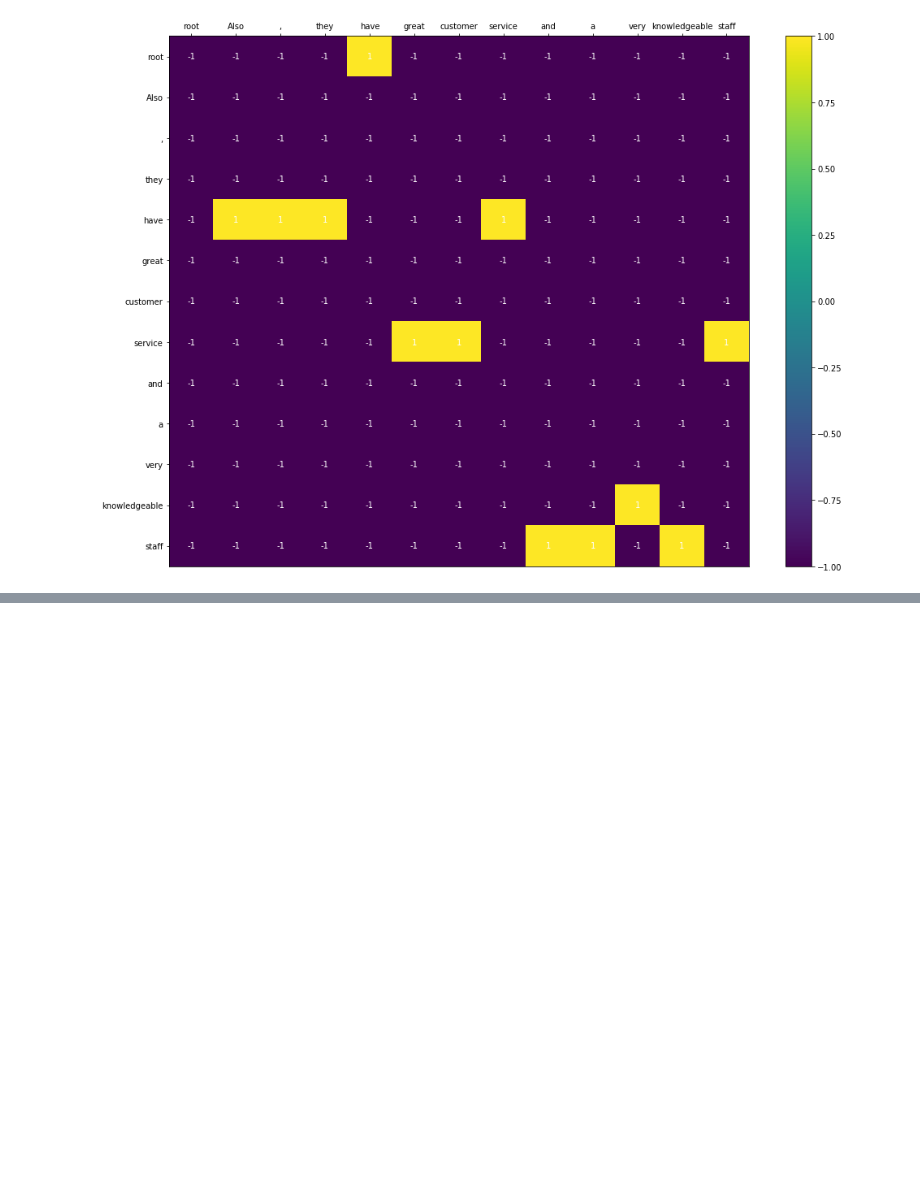
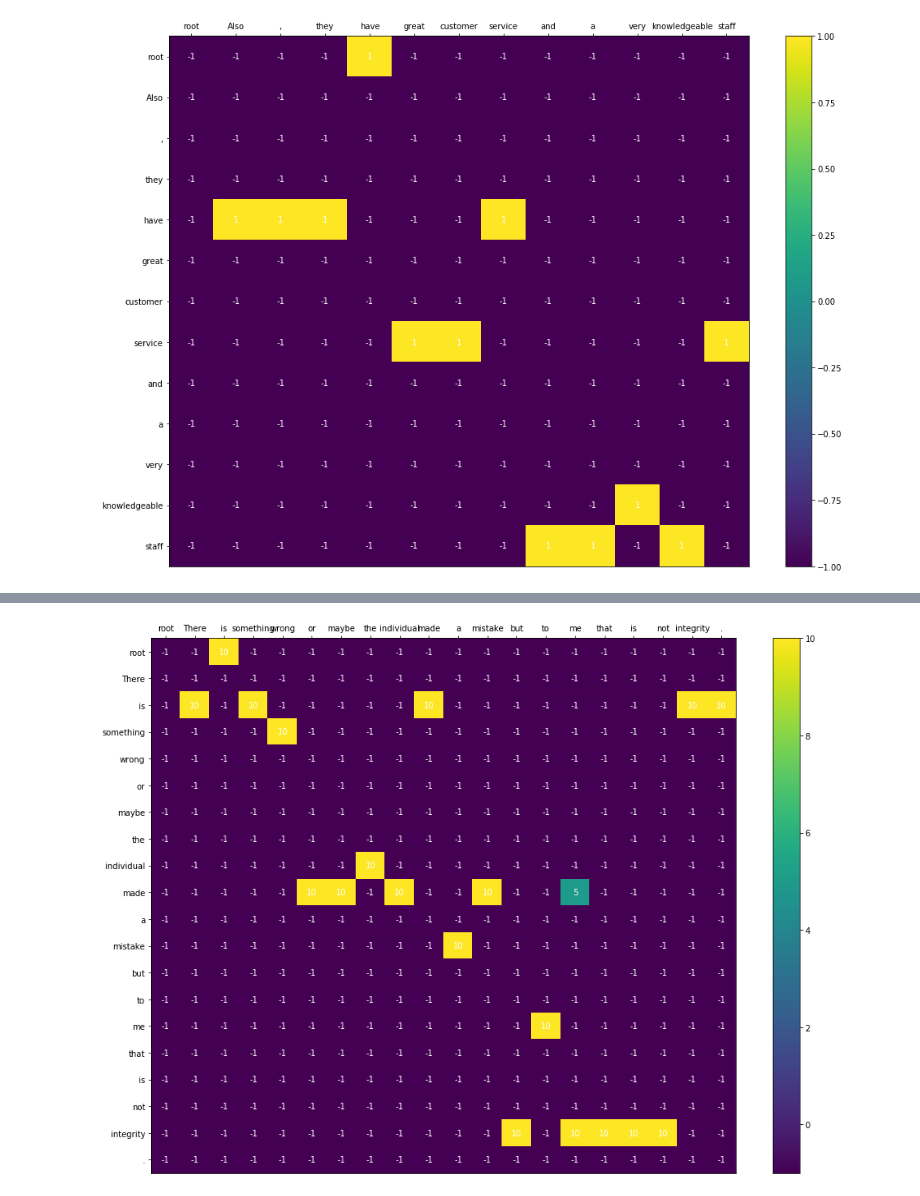
Before and after one commit to jbrry/Enhanced-UD-Parsing, a Jupyter notebook: notebooks/semantic_parser_predict.ipynb, the cells around one changed output, grey strips where cells are left out. Saved outputs shown, nothing was run; the diff lists cells and outputs as text; code cells hidden in the pictures; blank space fills up the shorter version.

```diff
--- a/notebooks/semantic_parser_predict.ipynb
+++ b/notebooks/semantic_parser_predict.ipynb
@@ -178,0 +320,4 @@ plot_heatmap(dev_scores, rooted_tokens)
+# %%
+plot_heatmap(w_dev_scores, w_rooted_tokens)
+# %% [output]
+[figure, added]
```
Also changed, not shown: parts of 12 cells of this notebook.
